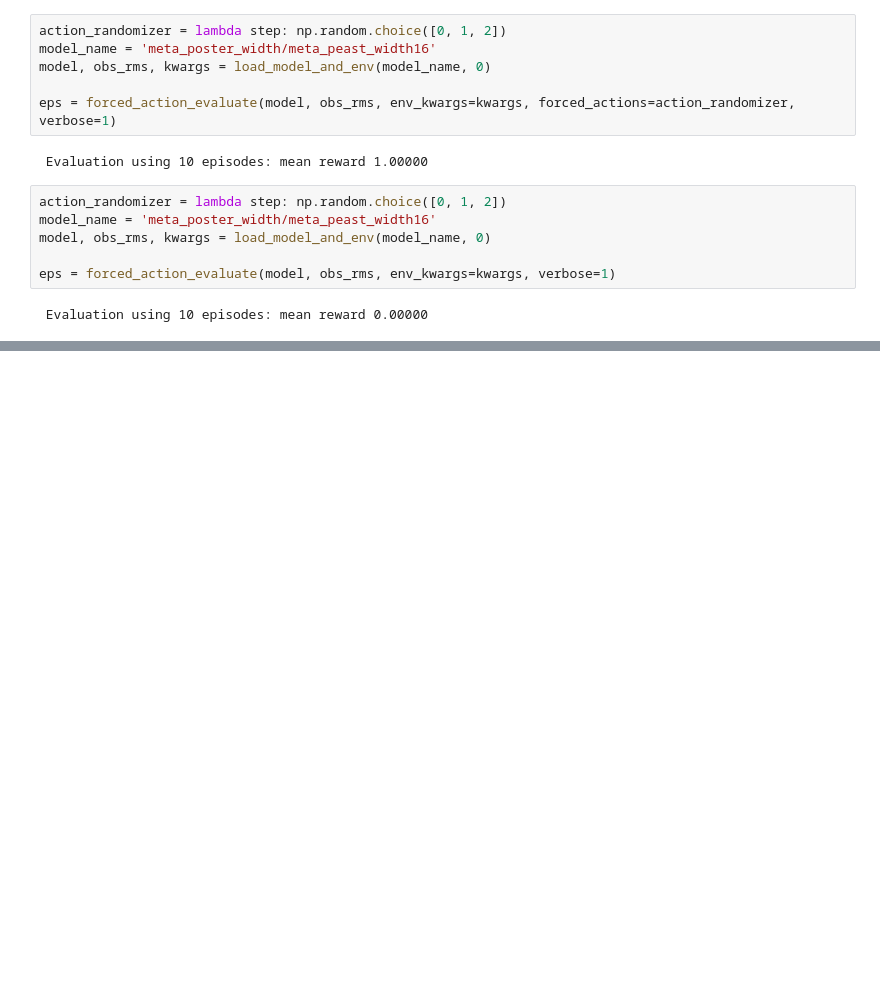
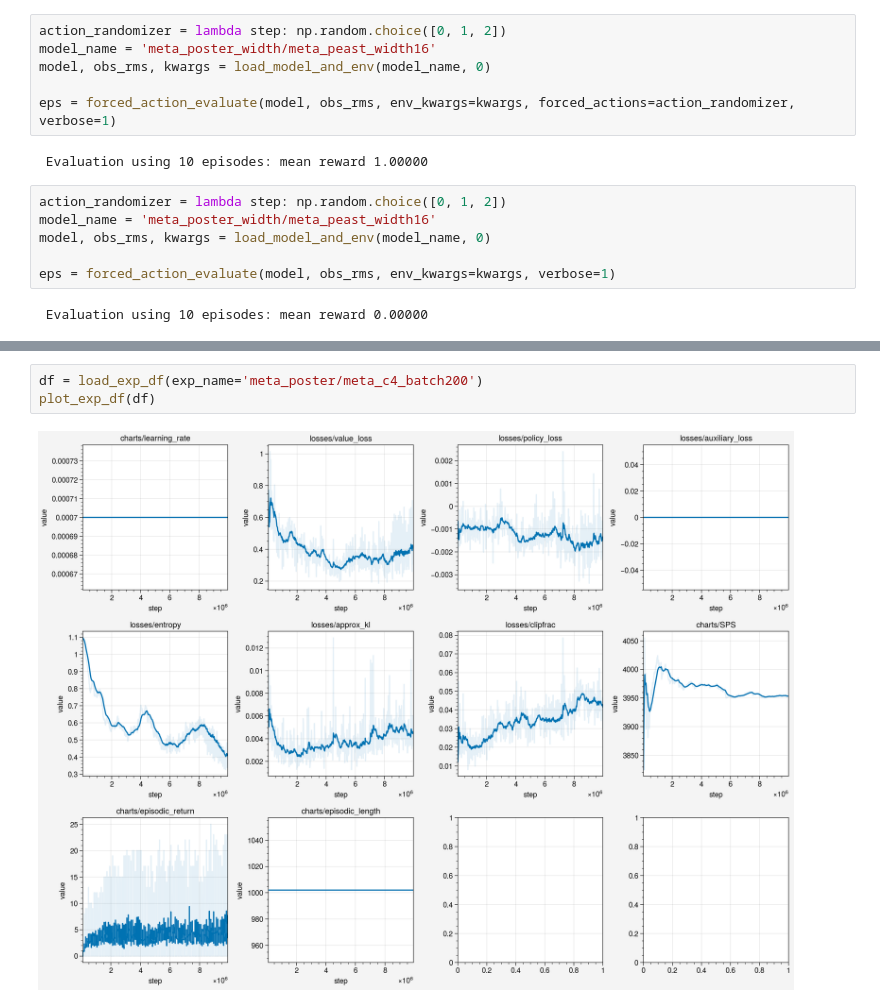
Before and after one commit to liuandrew/training-rl-algo, a Jupyter notebook: write_and_test/meta_nav.ipynb, the cells around one changed output, grey strips where cells are left out. Drawn from its saved outputs; the diff is of its cells as text; blank space fills up the shorter version.

```diff
--- a/write_and_test/meta_nav.ipynb
+++ b/write_and_test/meta_nav.ipynb
@@ -82,0 +97,5 @@ eps = forced_action_evaluate(model, obs_rms, env_kwargs=kwargs, verbose=1)
+# %%
+df = load_exp_df(exp_name='meta_poster/meta_c4_batch200')
+plot_exp_df(df)
+# %% [output]
+[figure, added]
```
Also changed, not shown: parts of 10 cells of this notebook, 4 other files.
